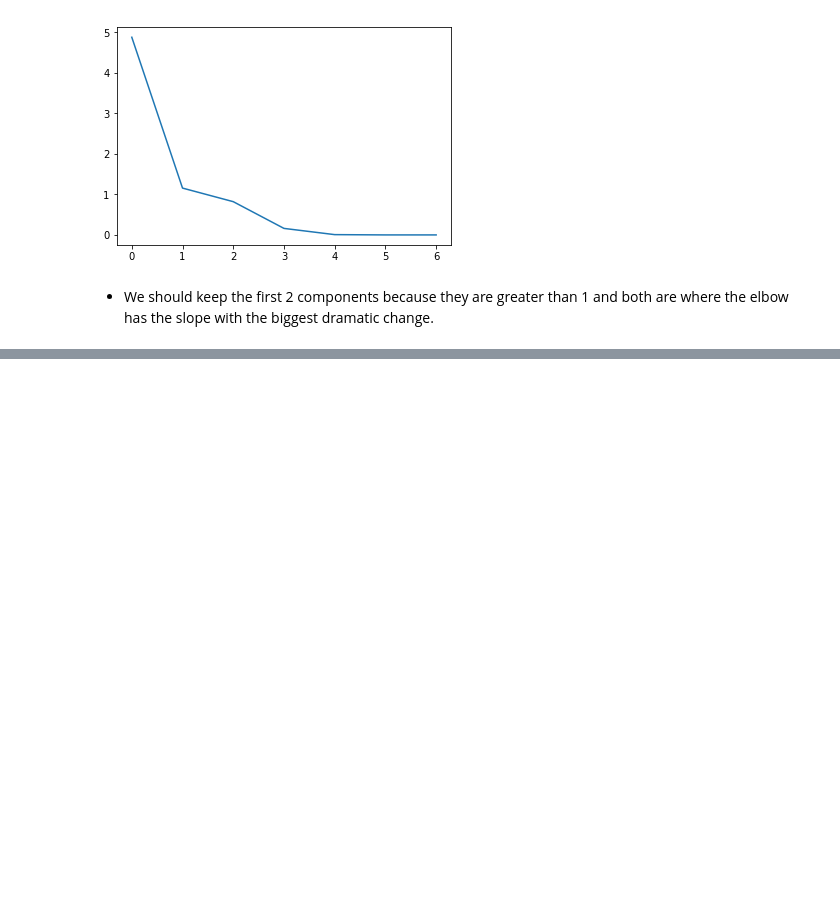
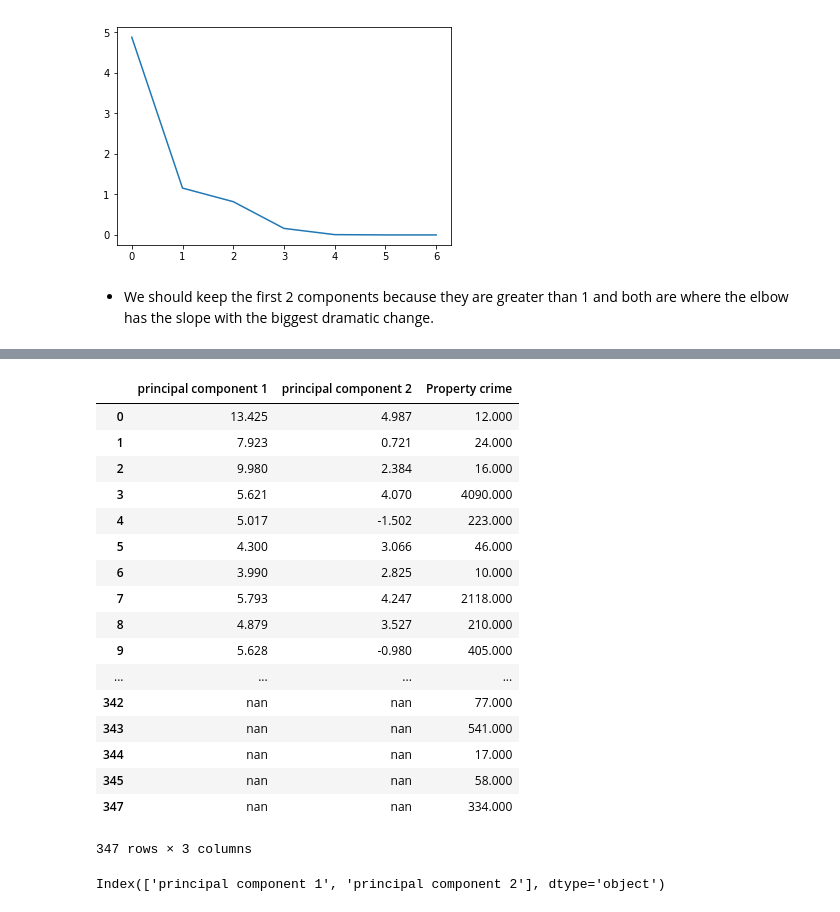
Before and after one commit to evian13/Bootcamp-U2, a Jupyter notebook: DS Bootcamp - U2L5.2 - Challenge Validating a linear regression.ipynb, the cells around one changed output, grey strips where cells are left out. Drawn from its saved outputs; the diff is of its cells as text; code cells hidden in the pictures; blank space fills up the shorter version.

```diff
--- a/DS Bootcamp - U2L5.2 - Challenge Validating a linear regression.ipynb
+++ b/DS Bootcamp - U2L5.2 - Challenge Validating a linear regression.ipynb
@@ -782,3 +781,7 @@ plt.show()
 [figure]
 # %% [markdown]
 * We should keep the first 2 components because they are greater than 1 and both are where the elbow has the slope with the biggest dramatic change.
+# %%
+principalDf = pd.DataFrame(data = Y_sklearn[:,0:2]
+             , columns = ['principal component 1', 'principal component 2'])
+principalDf.head()
@@ -784,0 +795,28 @@ plt.show()
+# %%
+principalDf = pd.concat((principalDf , df_pca['Property\ncrime']),axis=1)
+# %%
+principalDf
+# %% [output]
+|  | principal component 1 | principal component 2 | Property crime |
+| 0 | 13.425 | 4.987 | 12.000 |
+| 1 | 7.923 | 0.721 | 24.000 |
+| 2 | 9.980 | 2.384 | 16.000 |
+| 3 | 5.621 | 4.070 | 4090.000 |
+| 4 | 5.017 | -1.502 | 223.000 |
+| 5 | 4.300 | 3.066 | 46.000 |
+| 6 | 3.990 | 2.825 | 10.000 |
+| 7 | 5.793 | 4.247 | 2118.000 |
+| 8 | 4.879 | 3.527 | 210.000 |
+| 9 | 5.628 | -0.980 | 405.000 |
+| ... | ... | ... | ... |
+| 342 | nan | nan | 77.000 |
+| 343 | nan | nan | 541.000 |
+| 344 | nan | nan | 17.000 |
+| 345 | nan | nan | 58.000 |
+| 347 | nan | nan | 334.000 |
+347 rows × 3 columns
+# %%
+X_pca_col = principalDf.columns.drop(['Property\ncrime' ])
+X_pca_col
+# %% [output]
+Index(['principal component 1', 'principal component 2'], dtype='object')
```
Also changed, not shown: parts of 11 cells of this notebook.
